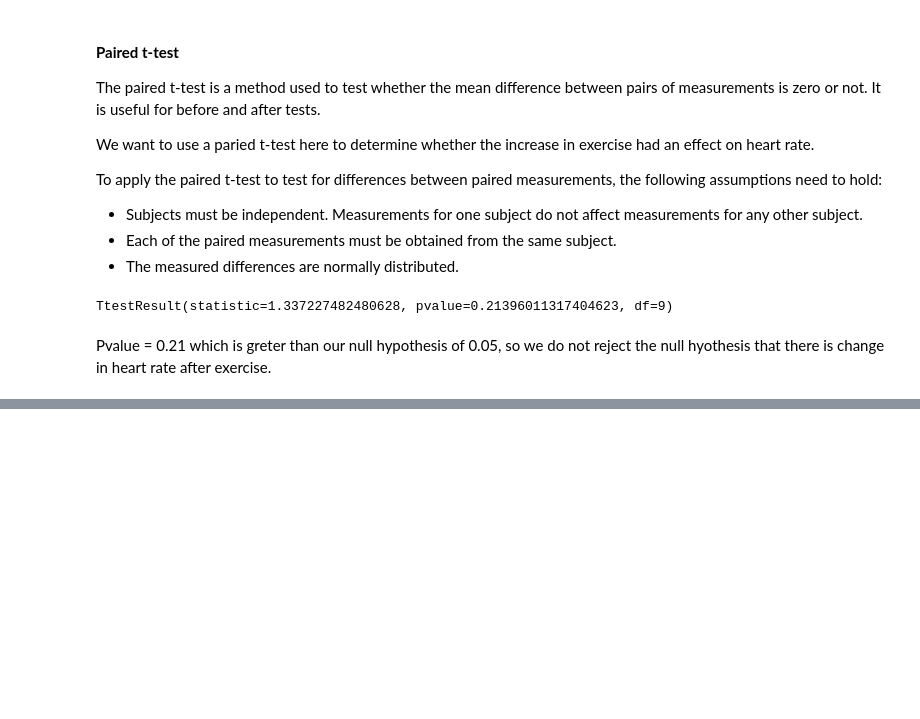
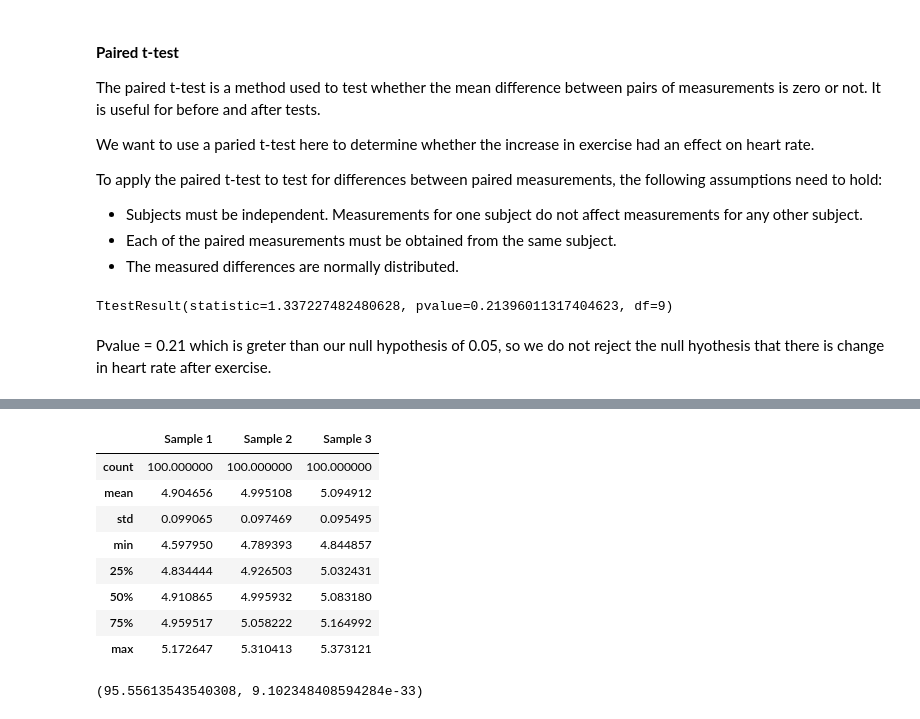
Before and after one commit to PectenMaximus/applied_statistics_ar-, a Jupyter notebook: tasks.ipynb, the cells around one changed output, grey strips where cells are left out. Saved outputs shown, nothing was run; the diff lists cells and outputs as text; code cells hidden in the pictures; blank space fills up the shorter version.

```diff
--- a/tasks.ipynb
+++ b/tasks.ipynb
@@ -420,0 +529,24 @@ Pvalue = 0.21 which is greter than our null hypothesis of 0.05, so we do not rej
+# %%
+# Create data frame
+df = pd.DataFrame({'Sample 1': Sample_1, 'Sample 2': Sample_2, 'Sample 3': Sample_3})
+
+# Show data frame
+df.describe()
+# %% [output]
+|  | Sample 1 | Sample 2 | Sample 3 |
+| count | 100.000000 | 100.000000 | 100.000000 |
+| mean | 4.904656 | 4.995108 | 5.094912 |
+| std | 0.099065 | 0.097469 | 0.095495 |
+| min | 4.597950 | 4.789393 | 4.844857 |
+| 25% | 4.834444 | 4.926503 | 5.032431 |
+| 50% | 4.910865 | 4.995932 | 5.083180 |
+| 75% | 4.959517 | 5.058222 | 5.164992 |
+| max | 5.172647 | 5.310413 | 5.373121 |
+# %%
+# Perform ANOVA.
+f_statistic, p_value = stats.f_oneway(df['Sample 1'], df['Sample 2'], df['Sample 3'])
+
+# Show.
+f_statistic, p_value
+# %% [output]
+(95.55613543540308, 9.102348408594284e-33)
```
Also changed, not shown: parts of 11 cells of this notebook.
